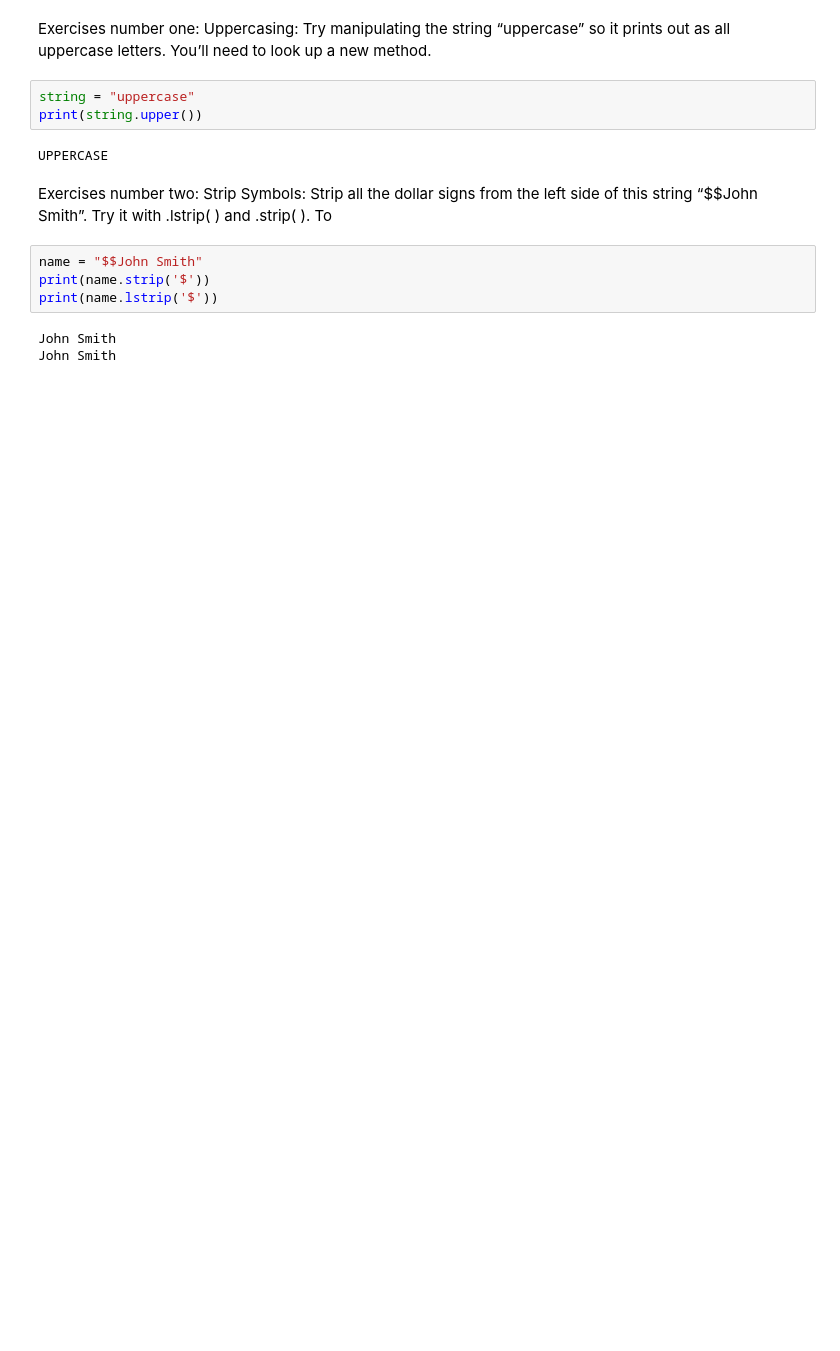
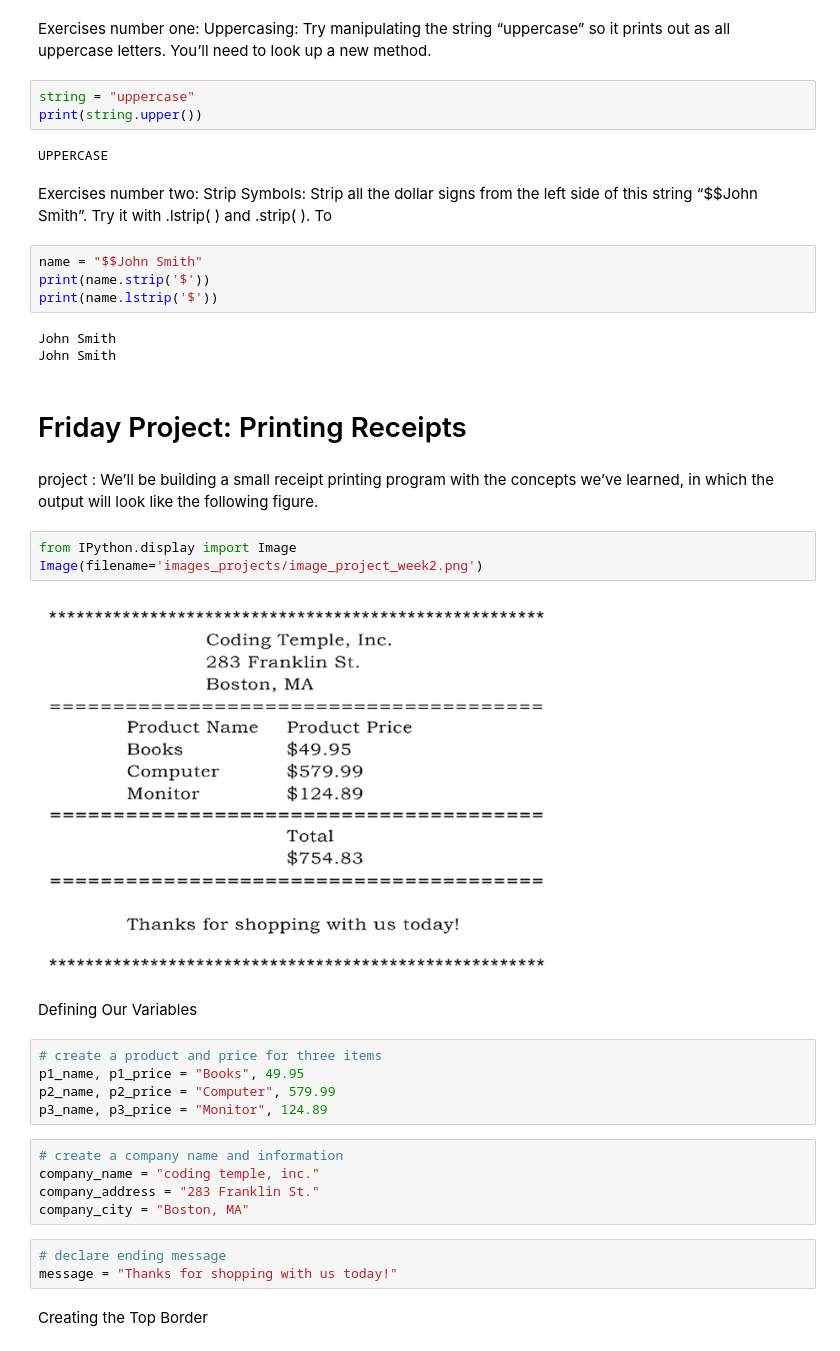
Before and after one commit to python-bootcamp-organization/Python-Bootcamp-101, a Jupyter notebook: first_week.ipynb, the cells around one changed output. Cells and saved outputs as stored; diff of their text form; blank space fills up the shorter version.

Commit message:
Friday: Creating a Receipt Printing Program

```diff
--- a/first_week.ipynb
+++ b/first_week.ipynb
@@ -343,3 +343,29 @@ print(name.lstrip('$'))
 # %% [output]
 John Smith
 John Smith
+# %% [markdown]
+# Friday Project: Printing Receipts
+# %% [markdown]
+project : We’ll be building a small receipt printing program with the concepts we’ve learned, in which the output will look like the following figure.
+# %%
+from IPython.display import Image
+Image(filename='images_projects/image_project_week2.png')
+# %% [output]
+[figure, added]
+# %% [markdown]
+Defining Our Variables
+# %%
+# create a product and price for three items
+p1_name, p1_price = "Books", 49.95
+p2_name, p2_price = "Computer", 579.99
+p3_name, p3_price = "Monitor", 124.89
+# %%
+# create a company name and information
+company_name = "coding temple, inc."
+company_address = "283 Franklin St."
+company_city = "Boston, MA"
+# %%
+# declare ending message
+message = "Thanks for shopping with us today!"
+# %% [markdown]
+Creating the Top Border
```
Also changed, not shown: parts of 27 cells of this notebook, 1 other file.
